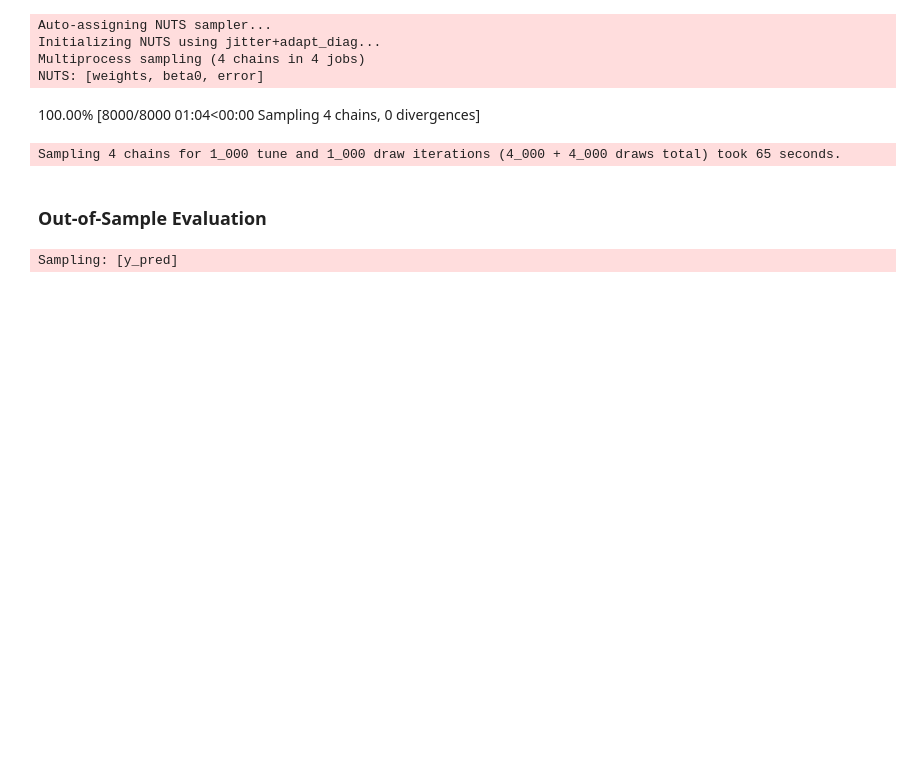
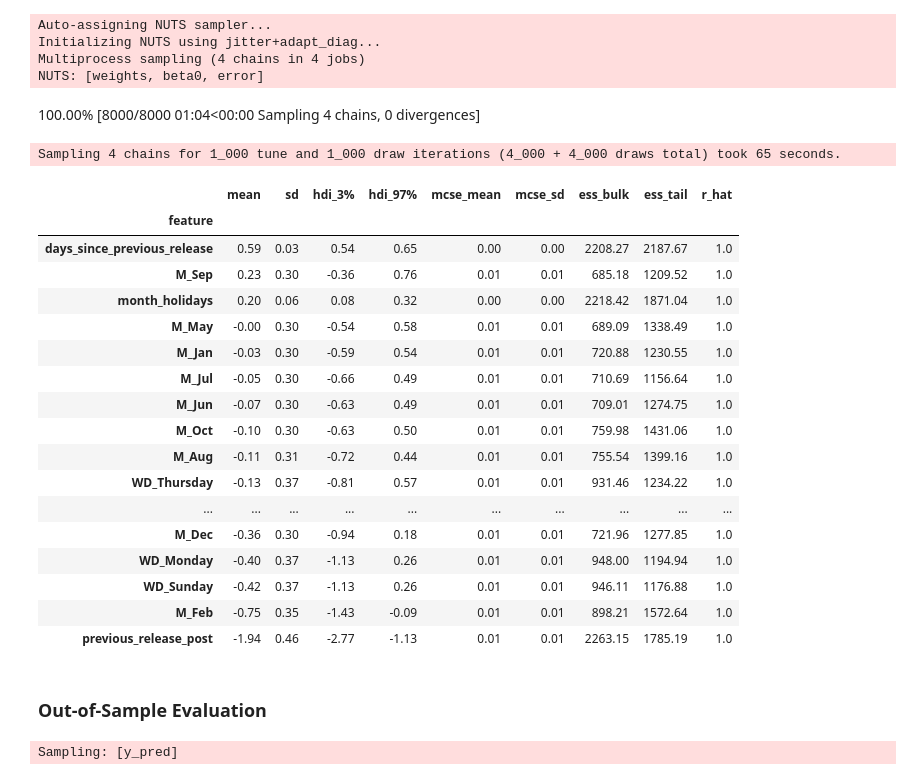
Before and after one commit to dmnapolitano/troon_release_prediction, a Jupyter notebook: Predict the Next Release - Bayesian Truncated Normal Regression.ipynb, the cells around one changed output. Cells and saved outputs as stored; diff of their text form; code cells hidden in the pictures; blank space fills up the shorter version.

Commit message:
Adding pymc feature weights distributions summary tables

```diff
--- a/Predict the Next Release - Bayesian Truncated Normal Regression.ipynb
+++ b/Predict the Next Release - Bayesian Truncated Normal Regression.ipynb
@@ -60,6 +60,30 @@ Multiprocess sampling (4 chains in 4 jobs)
 NUTS: [weights, beta0, error]
 100.00% [8000/8000 01:04<00:00 Sampling 4 chains, 0 divergences]
 Sampling 4 chains for 1_000 tune and 1_000 draw iterations (4_000 + 4_000 draws total) took 65 seconds.
+# %%
+weights_df = az.summary(idata, round_to=2, var_names="weights")
+weights_df["feature"] = feature_names
+weights_df = weights_df.reset_index().drop(columns=["index"]).set_index("feature").sort_values(by=["mean"], ascending=False)
+weights_df
+# %% [output]
+|  | mean | sd | hdi_3% | hdi_97% | mcse_mean | mcse_sd | ess_bulk | ess_tail | r_hat |
+| feature |  |  |  |  |  |  |  |  |  |
+| days_since_previous_release | 0.59 | 0.03 | 0.54 | 0.65 | 0.00 | 0.00 | 2208.27 | 2187.67 | 1.0 |
+| M_Sep | 0.23 | 0.30 | -0.36 | 0.76 | 0.01 | 0.01 | 685.18 | 1209.52 | 1.0 |
+| month_holidays | 0.20 | 0.06 | 0.08 | 0.32 | 0.00 | 0.00 | 2218.42 | 1871.04 | 1.0 |
+| M_May | -0.00 | 0.30 | -0.54 | 0.58 | 0.01 | 0.01 | 689.09 | 1338.49 | 1.0 |
+| M_Jan | -0.03 | 0.30 | -0.59 | 0.54 | 0.01 | 0.01 | 720.88 | 1230.55 | 1.0 |
+| M_Jul | -0.05 | 0.30 | -0.66 | 0.49 | 0.01 | 0.01 | 710.69 | 1156.64 | 1.0 |
+| M_Jun | -0.07 | 0.30 | -0.63 | 0.49 | 0.01 | 0.01 | 709.01 | 1274.75 | 1.0 |
+| M_Oct | -0.10 | 0.30 | -0.63 | 0.50 | 0.01 | 0.01 | 759.98 | 1431.06 | 1.0 |
+| M_Aug | -0.11 | 0.31 | -0.72 | 0.44 | 0.01 | 0.01 | 755.54 | 1399.16 | 1.0 |
+| WD_Thursday | -0.13 | 0.37 | -0.81 | 0.57 | 0.01 | 0.01 | 931.46 | 1234.22 | 1.0 |
+| ... | ... | ... | ... | ... | ... | ... | ... | ... | ... |
+| M_Dec | -0.36 | 0.30 | -0.94 | 0.18 | 0.01 | 0.01 | 721.96 | 1277.85 | 1.0 |
+| WD_Monday | -0.40 | 0.37 | -1.13 | 0.26 | 0.01 | 0.01 | 948.00 | 1194.94 | 1.0 |
+| WD_Sunday | -0.42 | 0.37 | -1.13 | 0.26 | 0.01 | 0.01 | 946.11 | 1176.88 | 1.0 |
+| M_Feb | -0.75 | 0.35 | -1.43 | -0.09 | 0.01 | 0.01 | 898.21 | 1572.64 | 1.0 |
+| previous_release_post | -1.94 | 0.46 | -2.77 | -1.13 | 0.01 | 0.01 | 2263.15 | 1785.19 | 1.0 |
 # %% [markdown]
 ### Out-of-Sample Evaluation
 # %%
```
Also changed, not shown: parts of 5 cells of this notebook.
